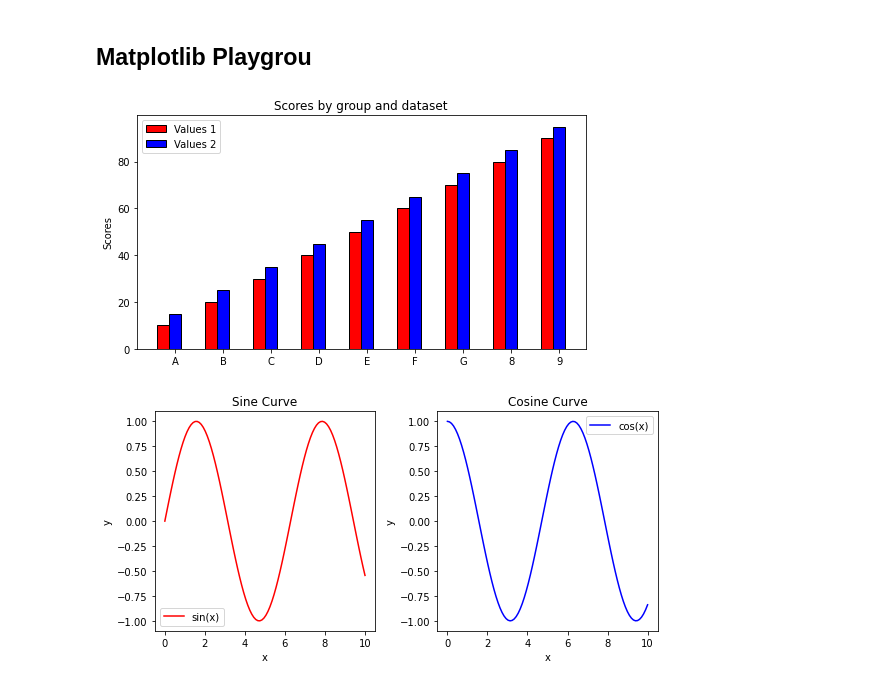
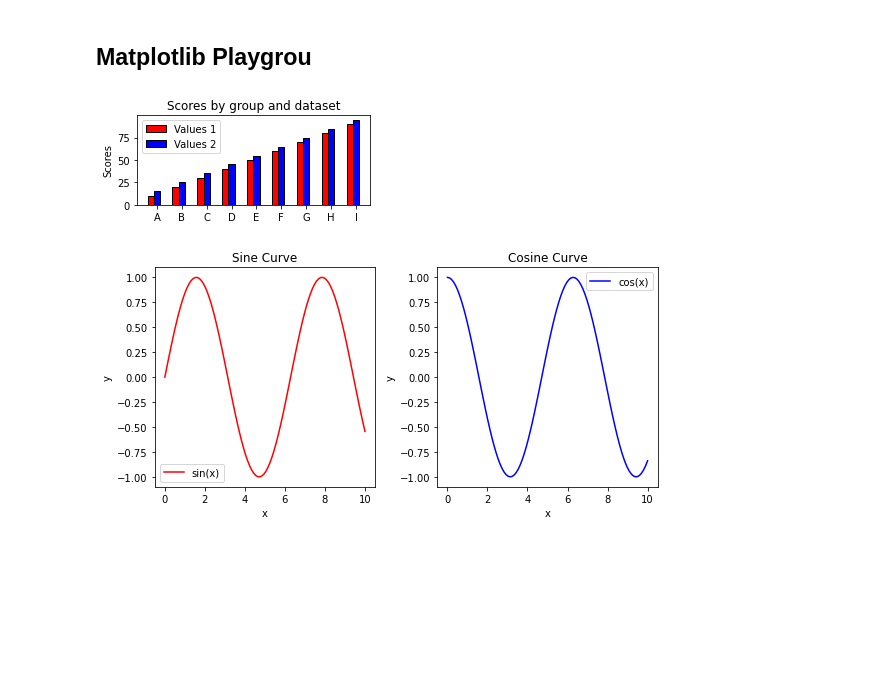
Before and after one commit to slankdev/mfplane, a Jupyter notebook: misc/starbed/notebook.ipynb, the cells around one changed output. Drawn from its saved outputs; the diff is of its cells as text; code cells hidden in the pictures; blank space fills up the shorter version.

```diff
--- a/misc/starbed/notebook.ipynb
+++ b/misc/starbed/notebook.ipynb
@@ -103,33 +103,32 @@ plt.show()
 # %% [markdown]
 ## Matplotlib Playgrou
 # %%
-labels = ['A', 'B', 'C', 'D', 'E', 'F', 'G', '8', '9']
+labels = ['A', 'B', 'C', 'D', 'E', 'F', 'G', 'H', 'I']
 values1 = [10, 20, 30, 40, 50, 60, 70, 80, 90]
 values2 = [15, 25, 35, 45, 55, 65, 75, 85, 95]
-#values3 = [5, 15, 25, 35, 45, 55, 65, 75, 85]
 
 # 棒の位置を指定
 x = np.arange(len(labels))
 width = 0.25 # 棒の幅
 
-fig, ax = plt.subplots(figsize=(7, 4))
+fig, ax = plt.subplots(figsize=(4, 2))
 
 # 各データセットの棒グラフを描画（枠線を追加）
 rects1 = ax.bar(x - width, values1, width, label='Values 1', color='r', edgecolor='black')
 rects2 = ax.bar(x, values2, width, label='Values 2', color='b', edgecolor='black')
 
 # y軸のラベル、タイトル、凡例を追加
 ax.set_ylabel('Scores')
 ax.set_title('Scores by group and dataset')
 ax.set_xticks(x)
 ax.set_xticklabels(labels)
 ax.legend()
 
 # グラフを表示
 plt.tight_layout()
 plt.show()
 # %% [output]
-[figure, old version]
+[figure, new version]
 # %%
 import matplotlib.pyplot as plt
 import numpy as np
```
Also changed, not shown: parts of 1 cell of this notebook, 1 other file.
